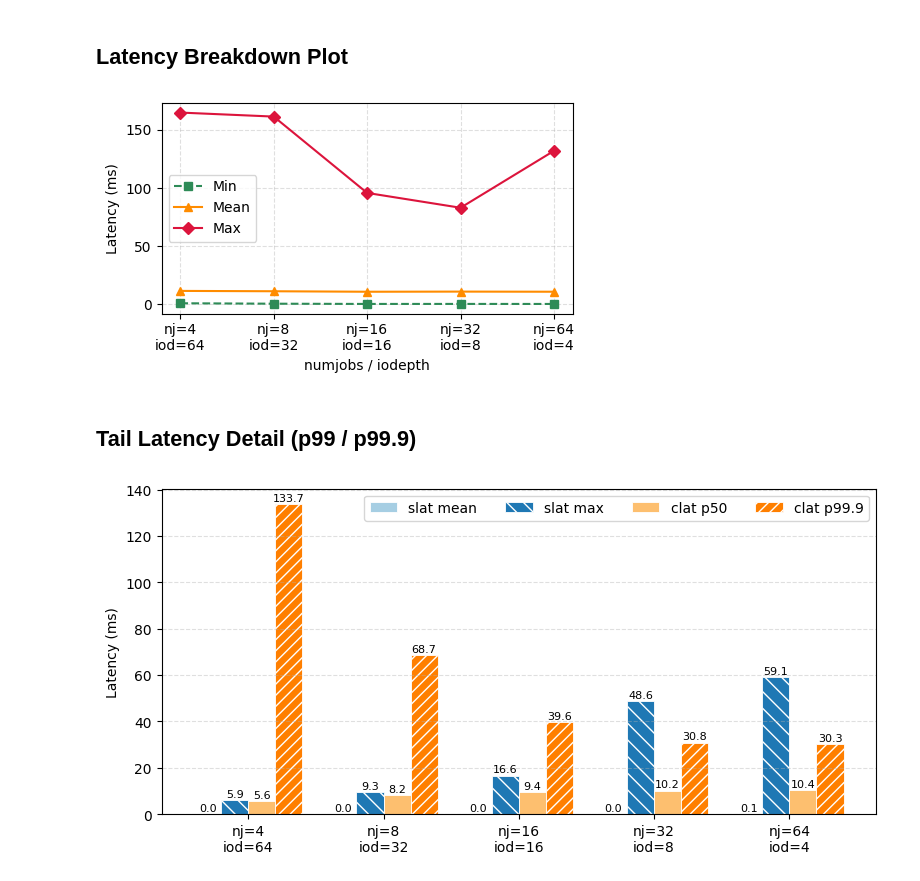
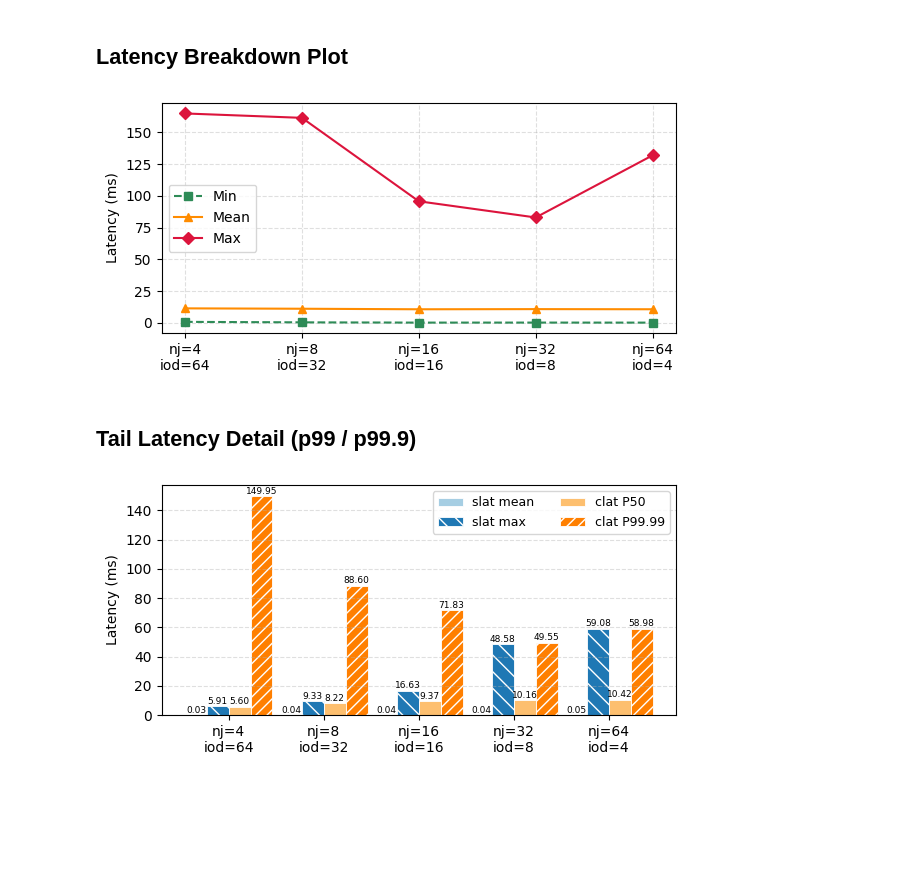
Before and after one commit to cissieAB/pdsw26_daos-bench, a Jupyter notebook: results/testbed/fio-dfs-heatmap-256-sweep/fio_dfs_heatmap_256_sweep.ipynb, the cells around one changed output. Drawn from its saved outputs; the diff is of its cells as text; code cells hidden in the pictures; blank space fills up the shorter version.

```diff
--- a/results/testbed/fio-dfs-heatmap-256-sweep/fio_dfs_heatmap_256_sweep.ipynb
+++ b/results/testbed/fio-dfs-heatmap-256-sweep/fio_dfs_heatmap_256_sweep.ipynb
@@ -45,7 +45,7 @@ def parse_file(fpath):
         clat_50th_ms  = ms(cp["50.000000"]),
         clat_90th_ms  = ms(cp["90.000000"]),
         clat_99th_ms  = ms(cp["99.000000"]),
-        clat_99_9th_ms = ms(cp["99.900000"]),
+        clat_99_99th_ms = ms(cp["99.990000"]),
         # total latency
         lat_min_ms    = ms(lat["min"]),
         lat_mean_ms   = ms(lat["mean"]),
@@ -99,25 +99,25 @@ plt.show()
 # %% [markdown]
 ## Latency Breakdown Plot
 # %%
-fig, ax = plt.subplots(figsize=(5, 3))
+fig, ax = plt.subplots(figsize=(6, 3))
 
 x = range(len(df))
 ax.plot(x, df["lat_min_ms"],   "s--", label="Min",    color="seagreen")
 ax.plot(x, df["lat_mean_ms"],   "^-",  label="Mean",    color="darkorange")
 ax.plot(x, df["lat_max_ms"],  "D-",  label="Max",  color="crimson")
 
 ax.set_xticks(list(x))
 ax.set_xticklabels(df["label"])
-ax.set_xlabel("numjobs / iodepth")
+# ax.set_xlabel("numjobs / iodepth")
 ax.set_ylabel("Latency (ms)")
 ax.legend(loc="best")
 ax.grid(linestyle="--", alpha=0.4)
 
 plt.tight_layout()
 plt.savefig(RESULTS_DIR / "latency.pdf", dpi=150)
 plt.show()
 # %% [output]
-[figure, old version]
+[figure, new version]
 # %% [markdown]
 ## Tail Latency Detail (p99 / p99.9)
 # %%
@@ -131,33 +131,33 @@ HATCHES = ["",         "\\\\",     "",          "///"]
 metrics = [
     ("slat_mean_ms",   "slat mean"),
     ("slat_max_ms",    "slat max"),
-    ("clat_50th_ms",   "clat p50"),
-    ("clat_99_9th_ms", "clat p99.9"),
+    ("clat_50th_ms",   "clat P50"),
+    ("clat_99_99th_ms", "clat P99.99"),
 ]
 n  = len(metrics)
-w  = 0.8 / n
+w  = 0.92 / n
 x  = list(range(len(df)))
 offsets = [(i - (n - 1) / 2) * w for i in range(n)]
 
-fig, ax = plt.subplots(figsize=(8, 4))
+fig, ax = plt.subplots(figsize=(6, 3))
 
 for (col, label), offset, color, hatch in zip(metrics, offsets, COLORS, HATCHES):
     bars = ax.bar([xi + offset for xi in x], df[col], w,
                   label=label, color=color, hatch=hatch,
                   edgecolor="white", linewidth=0.6)
     for bar in bars:
-        ax.text(bar.get_x() + bar.get_width() / 2, bar.get_height() + 0.5,
-                f"{bar.get_height():.1f}", ha="center", va="bottom",
-                fontsize=8, rotation=0)
+        ax.text(bar.get_x() + bar.get_width() / 2, bar.get_height() + 0.3,
+                f"{bar.get_height():.2f}", ha="center", va="bottom",
+                fontsize=6.5, rotation=0)
 
 ax.set_xticks(x)
 ax.set_xticklabels(df["label"])
 ax.set_ylabel("Latency (ms)")
-ax.legend(ncol=n, loc="upper right", fontsize=10)
+ax.legend(ncol=n/2, loc="upper right", fontsize=9)
 ax.grid(axis="y", linestyle="--", alpha=0.4)
 
 plt.tight_layout()
 plt.savefig(RESULTS_DIR / "tail_latency_breakdown.pdf", dpi=150)
 plt.show()
 # %% [output]
-[figure, old version]
+[figure, new version]
```
